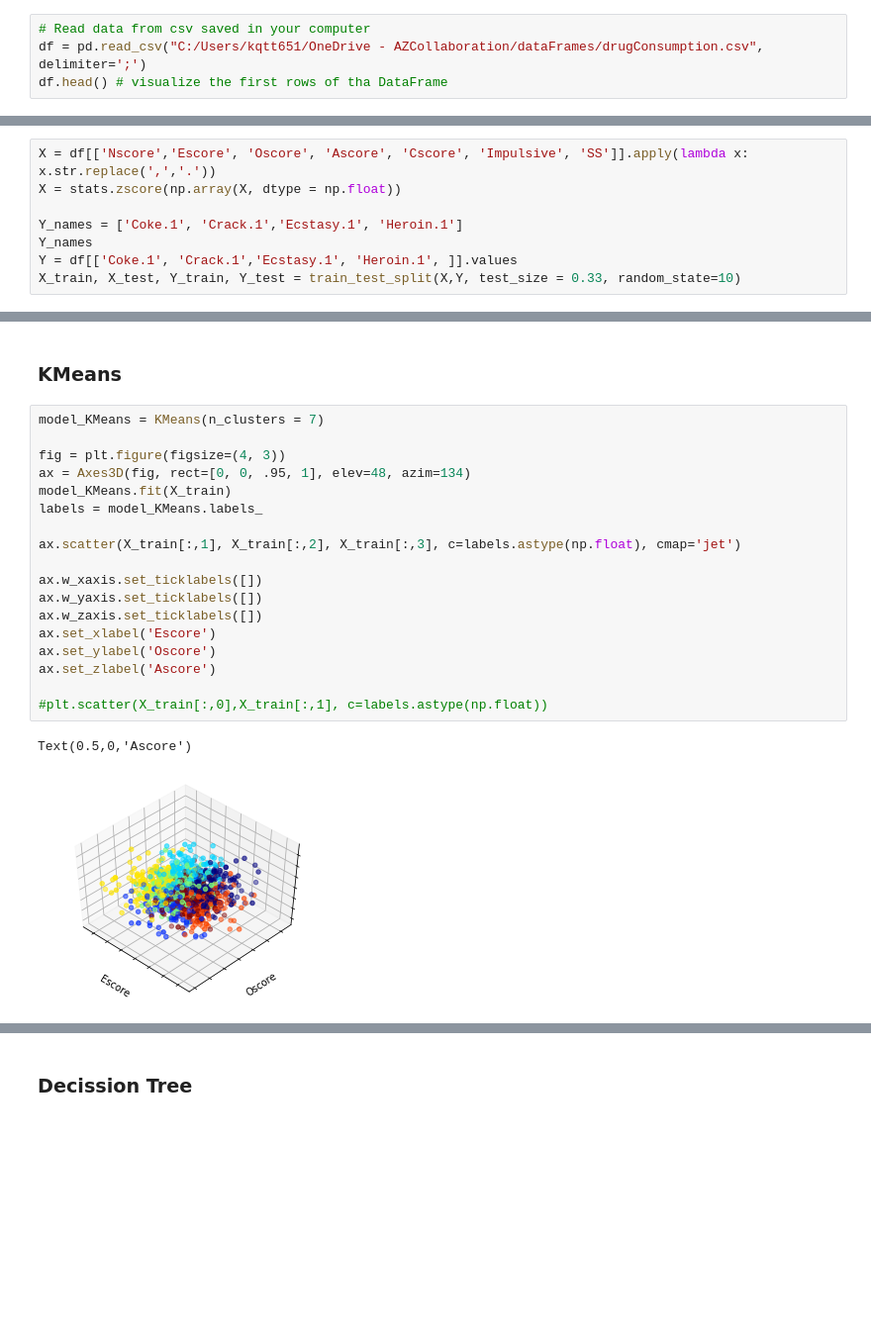
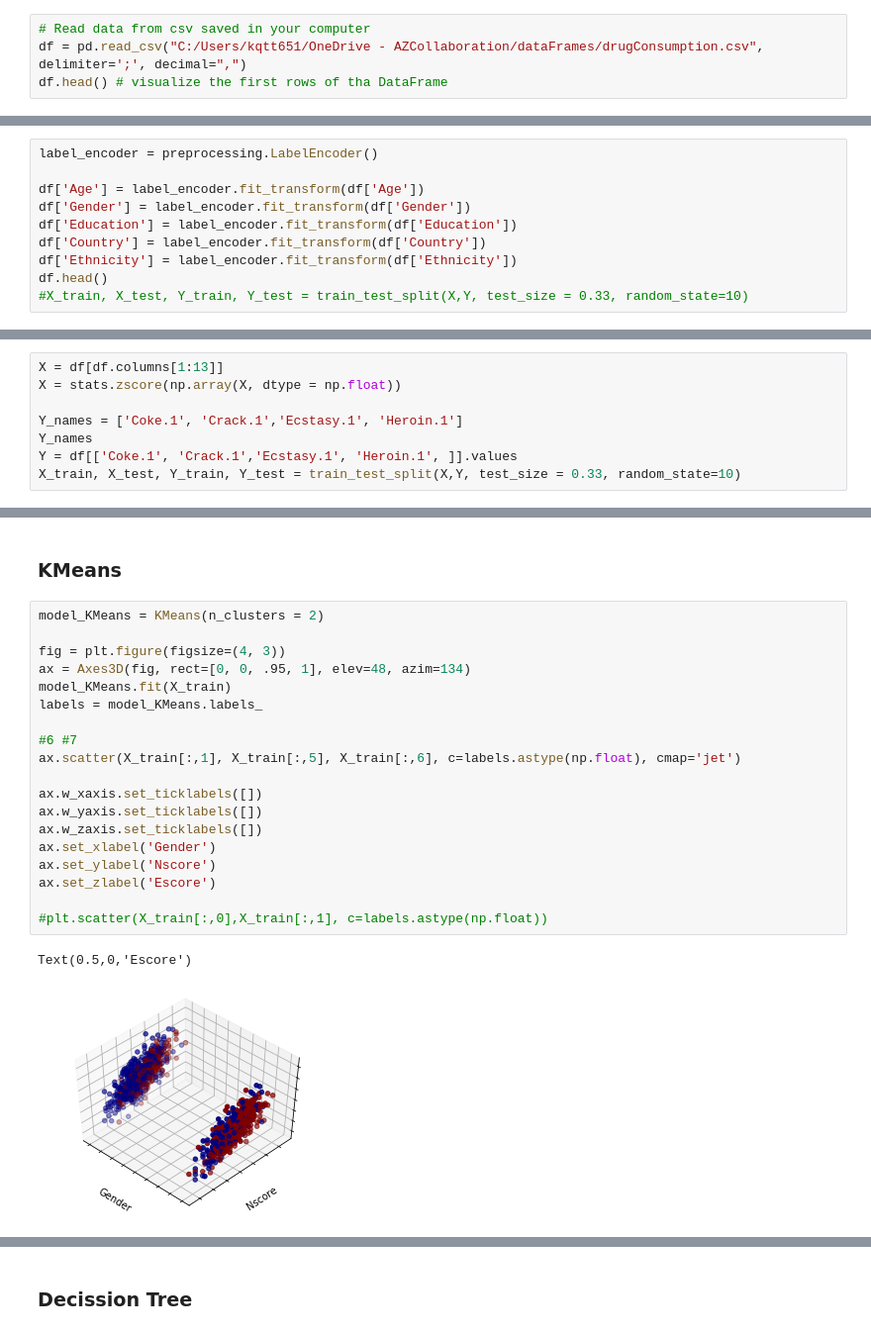
Before and after one commit to FranciscoMendozaLara/PredictionOfDrugConsumption, a Jupyter notebook: Drug_Consumption_Predictions_with_ML.ipynb, the cells around one changed output, grey strips where cells are left out. Shown at 99% size. Cells and saved outputs as stored; diff of their text form; blank space fills up the shorter version.

```diff
--- a/Drug_Consumption_Predictions_with_ML.ipynb
+++ b/Drug_Consumption_Predictions_with_ML.ipynb
@@ -34,6 +51,6 @@ import graphviz
 # %%
 # Read data from csv saved in your computer
-df = pd.read_csv("C:/Users/kqtt651/OneDrive - AZCollaboration/dataFrames/drugConsumption.csv", delimiter=';')
+df = pd.read_csv("C:/Users/kqtt651/OneDrive - AZCollaboration/dataFrames/drugConsumption.csv", delimiter=';', decimal=",")
 df.head() # visualize the first rows of tha DataFrame
 # %% [output]
 |  | ID | Age | Gender | Education | Country | Ethnicity | Nscore | Escore | Oscore | Ascore | ... | ... |
@@ -51,0 +130,10 @@ Once we have changed this we will split the data set in training and testing set
+# %%
+label_encoder = preprocessing.LabelEncoder()
+
+df['Age'] = label_encoder.fit_transform(df['Age'])
+df['Gender'] = label_encoder.fit_transform(df['Gender'])
+df['Education'] = label_encoder.fit_transform(df['Education'])
+df['Country'] = label_encoder.fit_transform(df['Country'])
+df['Ethnicity'] = label_encoder.fit_transform(df['Ethnicity'])
+df.head()
+#X_train, X_test, Y_train, Y_test = train_test_split(X,Y, test_size = 0.33, random_state=10)
@@ -52,5 +148,5 @@ Once we have changed this we will split the data set in training and testing set
 # %%
-X = df[['Nscore','Escore', 'Oscore', 'Ascore', 'Cscore', 'Impulsive', 'SS']].apply(lambda x: x.str.replace(',','.'))
+X = df[df.columns[1:13]]
 X = stats.zscore(np.array(X, dtype = np.float))
 
 Y_names = ['Coke.1', 'Crack.1','Ecstasy.1', 'Heroin.1']
@@ -101,23 +208,24 @@ plt.scatter(X_pca[:, 0], X_pca[:, 6])
 # %% [markdown]
 ### KMeans
 # %%
-model_KMeans = KMeans(n_clusters = 7)
+model_KMeans = KMeans(n_clusters = 2)
 
 fig = plt.figure(figsize=(4, 3))
 ax = Axes3D(fig, rect=[0, 0, .95, 1], elev=48, azim=134)
 model_KMeans.fit(X_train)
 labels = model_KMeans.labels_
 
-ax.scatter(X_train[:,1], X_train[:,2], X_train[:,3], c=labels.astype(np.float), cmap='jet')
+#6 #7
+ax.scatter(X_train[:,1], X_train[:,5], X_train[:,6], c=labels.astype(np.float), cmap='jet')
 
 ax.w_xaxis.set_ticklabels([])
 ax.w_yaxis.set_ticklabels([])
 ax.w_zaxis.set_ticklabels([])
-ax.set_xlabel('Escore')
-ax.set_ylabel('Oscore')
-ax.set_zlabel('Ascore')
+ax.set_xlabel('Gender')
+ax.set_ylabel('Nscore')
+ax.set_zlabel('Escore')
 
 #plt.scatter(X_train[:,0],X_train[:,1], c=labels.astype(np.float))
 # %% [output]
-Text(0.5,0,'Ascore')
+Text(0.5,0,'Escore')
-[figure, old version]
+[figure, new version]
```
Also changed, not shown: parts of 23 cells of this notebook.
